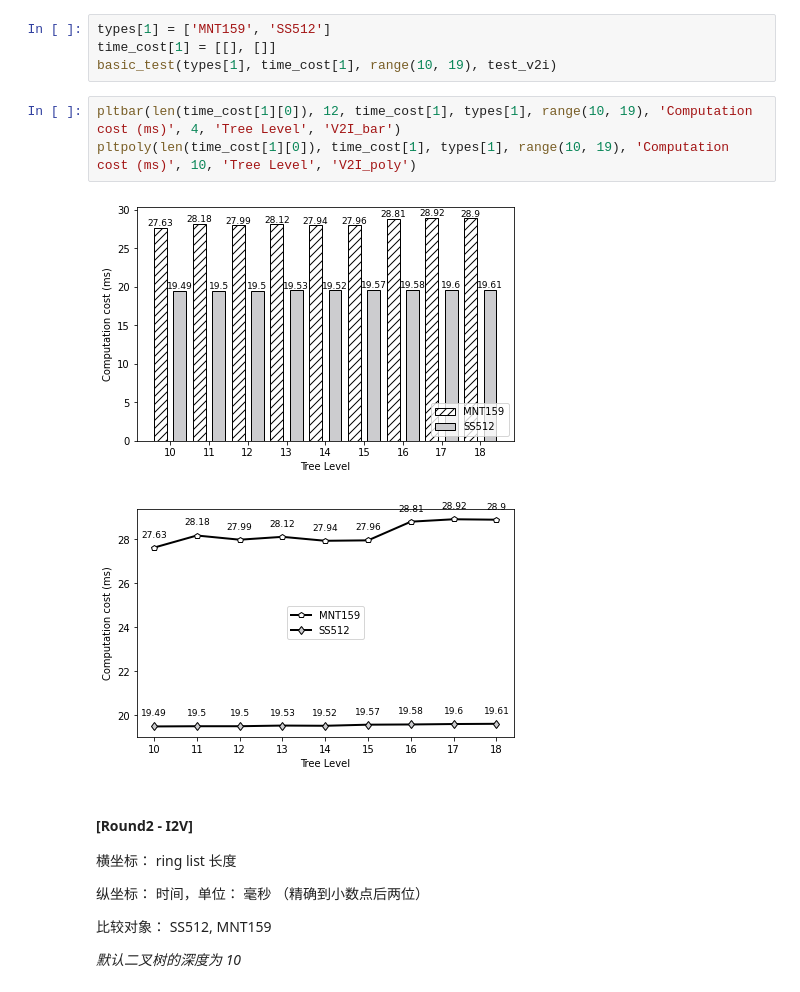
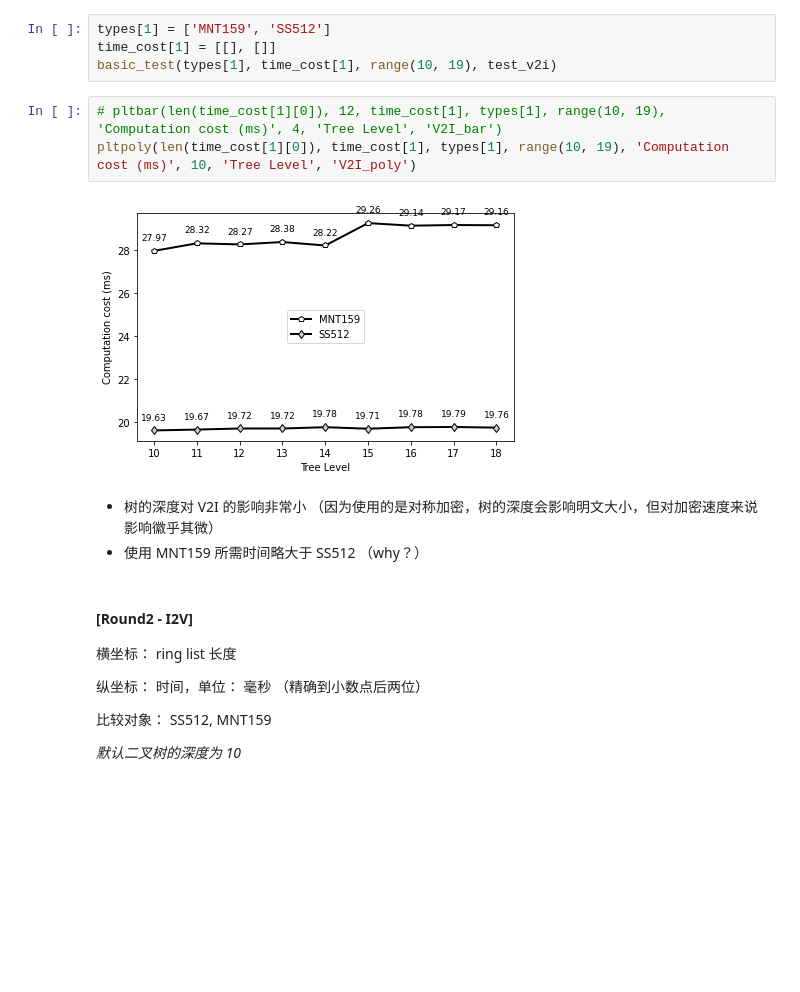
Before and after one commit to IBRS4VANETs/TEST-CASEs, a Jupyter notebook: note.ipynb, the cells around one changed output. Saved outputs shown, nothing was run; the diff lists cells and outputs as text; blank space fills up the shorter version.

```diff
--- a/note.ipynb
+++ b/note.ipynb
@@ -82,11 +85,13 @@ types[1] = ['MNT159', 'SS512']
 time_cost[1] = [[], []]
 basic_test(types[1], time_cost[1], range(10, 19), test_v2i)
 # %%
-pltbar(len(time_cost[1][0]), 12, time_cost[1], types[1], range(10, 19), 'Computation cost (ms)', 4, 'Tree Level', 'V2I_bar')
+# pltbar(len(time_cost[1][0]), 12, time_cost[1], types[1], range(10, 19), 'Computation cost (ms)', 4, 'Tree Level', 'V2I_bar')
 pltpoly(len(time_cost[1][0]), time_cost[1], types[1], range(10, 19), 'Computation cost (ms)', 10, 'Tree Level', 'V2I_poly')
 # %% [output]
-[figure, old version]
+[figure, new version]
-[figure, removed]
+# %% [markdown]
+- 树的深度对 V2I 的影响非常小 （因为使用的是对称加密，树的深度会影响明文大小，但对加密速度来说影响徽乎其微）
+- 使用 MNT159 所需时间略大于 SS512 （why？）
 # %% [markdown]
 #### [Round2 - I2V]
 
```
Also changed, not shown: parts of 13 cells of this notebook, 12 other files.
